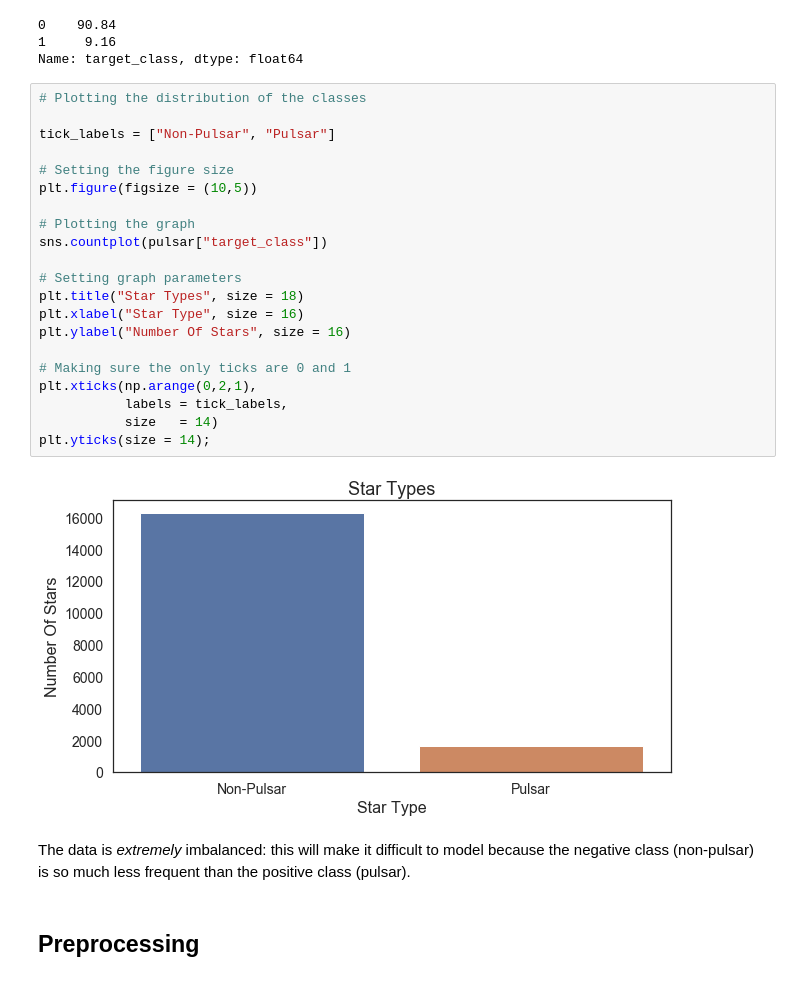
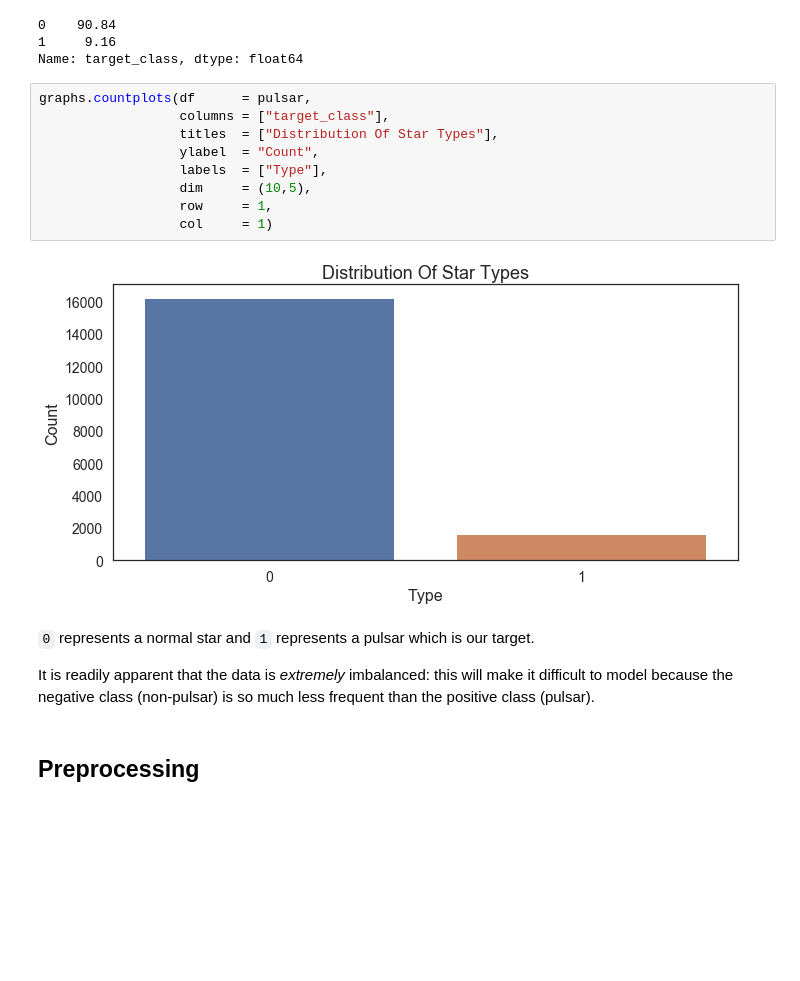
Before and after one commit to a-bergman/Pulsar-Star-Prediction, a Jupyter notebook: Code/Modeling & Evaluation.ipynb, the cells around one changed output. Drawn from its saved outputs; the diff is of its cells as text; blank space fills up the shorter version.

Commit message:
updated visuals

```diff
--- a/Code/Modeling & Evaluation.ipynb
+++ b/Code/Modeling & Evaluation.ipynb
@@ -120,31 +121,21 @@ round(pulsar["target_class"].value_counts(normalize = True)*100, 2)
 0    90.84
 1     9.16
 Name: target_class, dtype: float64
-# %%
-# Plotting the distribution of the classes
-
-tick_labels = ["Non-Pulsar", "Pulsar"]
-
-# Setting the figure size
-plt.figure(figsize = (10,5))
-
-# Plotting the graph
-sns.countplot(pulsar["target_class"])
-
-# Setting graph parameters
-plt.title("Star Types", size = 18)
-plt.xlabel("Star Type", size = 16)
-plt.ylabel("Number Of Stars", size = 16)
-
-# Making sure the only ticks are 0 and 1
-plt.xticks(np.arange(0,2,1),
-           labels = tick_labels,
-           size   = 14)
-plt.yticks(size = 14);
-# %% [output]
-[figure, removed]
+# %%
+graphs.countplots(df      = pulsar,
+                  columns = ["target_class"],
+                  titles  = ["Distribution Of Star Types"],
+                  ylabel  = "Count",
+                  labels  = ["Type"],
+                  dim     = (10,5),
+                  row     = 1,
+                  col     = 1)
+# %% [output]
+[figure, added]
 # %% [markdown]
-The data is _extremely_ imbalanced: this will make it difficult to model because the negative class (non-pulsar) is so much less frequent than the positive class (pulsar).
+`0` represents a normal star and `1` represents a pulsar which is our target.
+
+It is readily apparent that the data is _extremely_ imbalanced: this will make it difficult to model because the negative class (non-pulsar) is so much less frequent than the positive class (pulsar).
 # %% [markdown]
 ## Preprocessing
 # %% [markdown]
```
Also changed, not shown: parts of 18 cells of this notebook.
